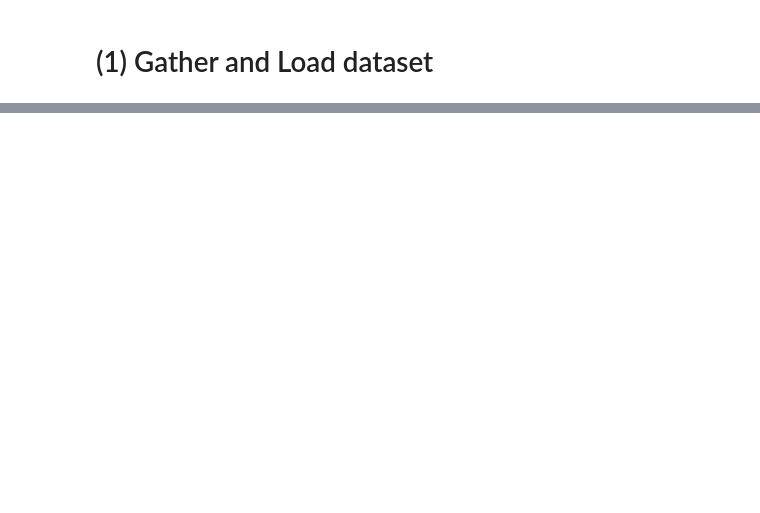
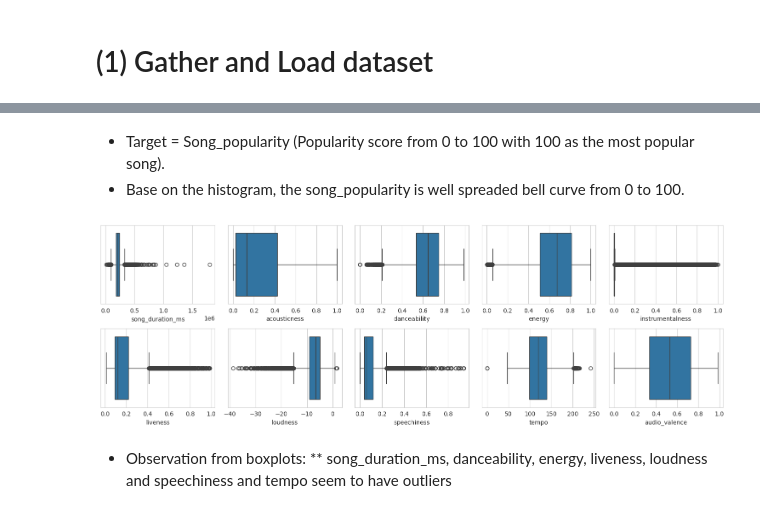
Before and after one commit to dy018/project105, a Jupyter notebook: 105_ML_project_song.ipynb, the cells around one changed output, grey strips where cells are left out. Drawn from its saved outputs; the diff is of its cells as text; code cells hidden in the pictures; blank space fills up the shorter version.

```diff
--- a/105_ML_project_song.ipynb
+++ b/105_ML_project_song.ipynb
@@ -45,0 +110,10 @@ df.head()
+# %%
+# song_popularity is target. The rest of columns are features
+# Get list of features from df
+features = df.columns[1:].tolist()
+
+# put features into 2 types: categorical features and numeric features
+category_features = ['audio_mode', 'time_signature', 'key']
+numeric_features = [feature for feature in features if feature not in category_features]
+print(">>> Categorical features are:", category_features)
+print(">>> Numeric features are:", numeric_features)
@@ -45,0 +144,20 @@ df.head()
+# %% [markdown]
+* Target = Song_popularity (Popularity score from 0 to 100 with 100 as the most popular song).
+* Base on the histogram, the song_popularity is well spreaded bell curve from 0 to 100.
+# %%
+# Plot boxplot for numeric features
+fig, axs = plt.subplots(2, 5, figsize=(15, 5))
+
+for i, feature in enumerate(numeric_features):
+    sns.boxplot(x=df[feature], ax=axs[i // 5, i % 5])
+
+# Adjust the layout so that the plots do not overlap
+plt.tight_layout()
+
+# Show the plot
+plt.show()
+# %% [output]
+[figure, added]
+# %% [markdown]
+* Observation from boxplots:
+** song_duration_ms, danceability, energy, liveness, loudness and speechiness and tempo seem to have outliers
```
Also changed, not shown: parts of 22 cells of this notebook.
